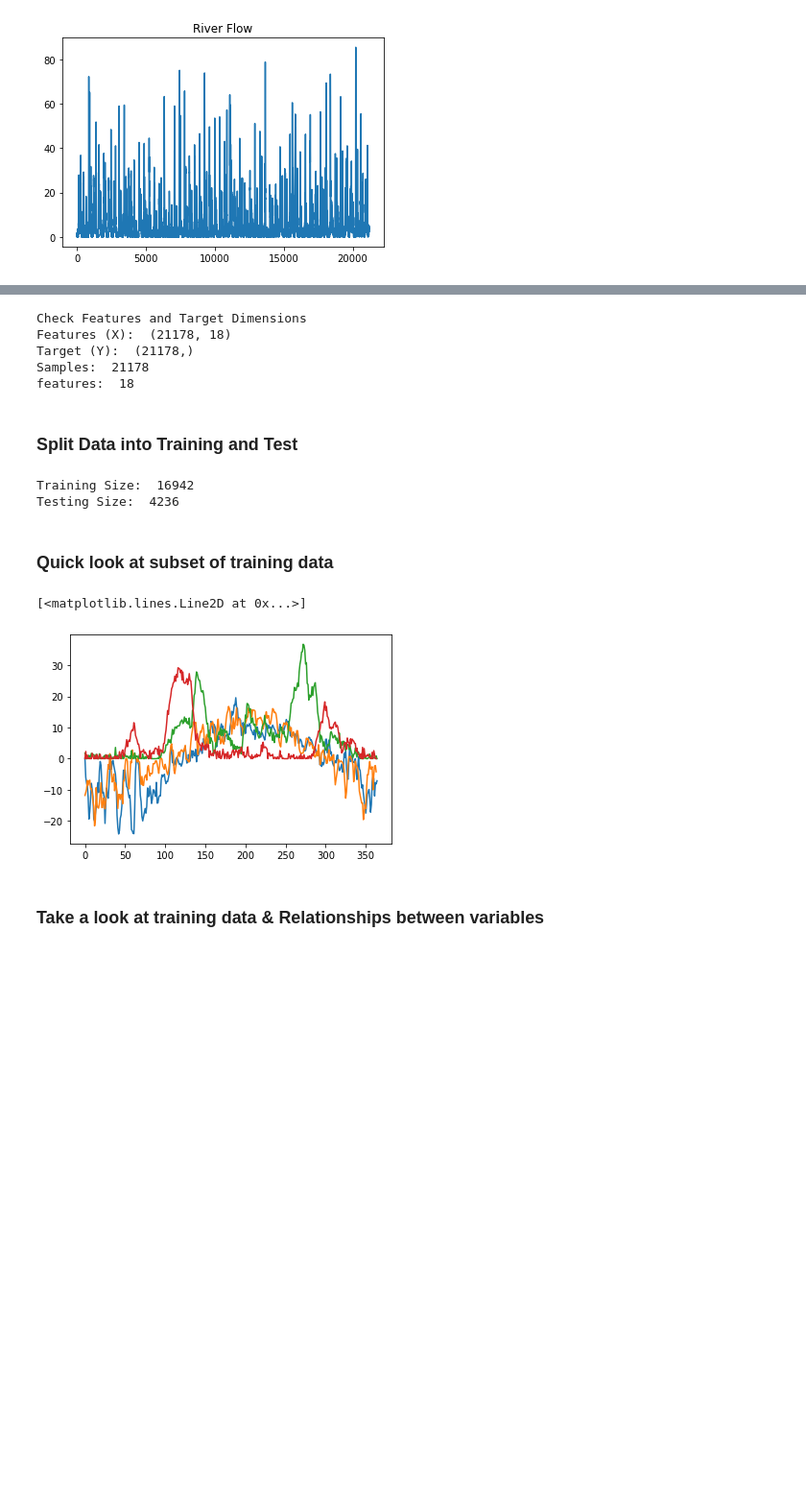
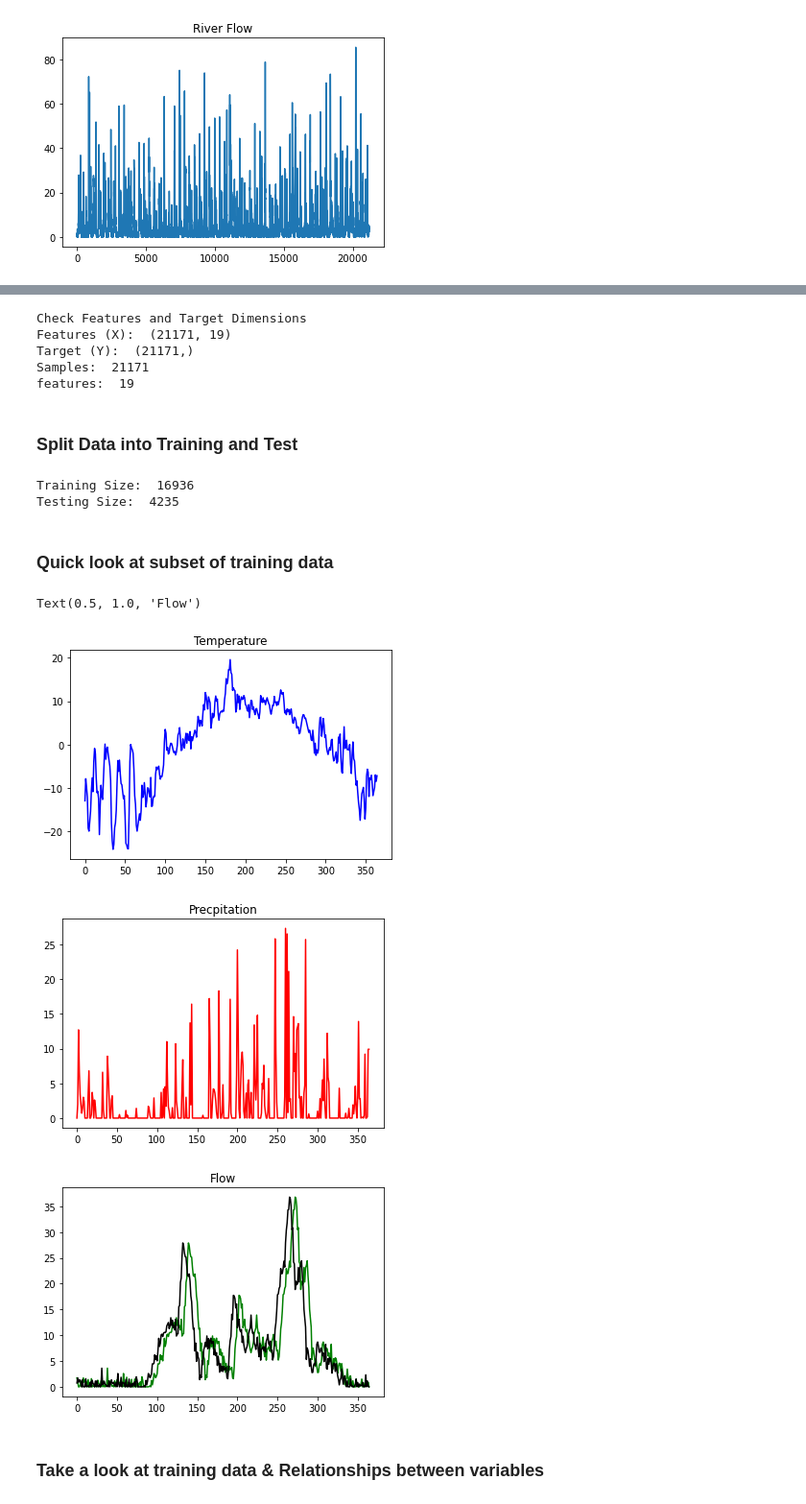
Before and after one commit to kpegion/riverflow, a Jupyter notebook: src/RiverFlow.ipynb, the cells around one changed output, grey strips where cells are left out. Shown: that part at 96% size. Drawn from its saved outputs; the diff is of its cells as text; code cells hidden in the pictures; blank space fills up the shorter version.

```diff
--- a/src/RiverFlow.ipynb
+++ b/src/RiverFlow.ipynb
@@ -220,10 +34,10 @@ Data variables:
 # %% [markdown]
 ### Extract Dates to Match for features and target
 # %%
-ds_trunc_precip=ds['precipitation'].sel(time_weather=slice('1957-12-28','2015-12-24'))
-ds_trunc_temp=ds['temperature'].sel(time_weather=slice('1957-12-28','2015-12-24'))
-ds_trunc_flow=ds['flow'].sel(time_flow=slice('1958-01-04','2015-12-31'))
+# Features
+ds_trunc_precip=ds['precipitation'].sel(time_weather=slice('1958-01-04','2015-12-24'))
+ds_trunc_temp=ds['temperature'].sel(time_weather=slice('1958-01-04','2015-12-24'))
+ds_trunc_flowf=ds['flow'].sel(time_flow=slice('1958-01-04','2015-12-24'))
 
-print(ds_trunc_precip)
-print(ds_trunc_temp)
-print(ds_trunc_flow)
+# Target
+ds_trunc_flow=ds['flow'].sel(time_flow=slice('1958-01-11','2015-12-31'))
@@ -277,6 +101,7 @@ Features (`X`): precipitation, temperature, flow
 Target (`Y`): flow one week later
 # %%
-X=np.concatenate((ds_trunc_precip,ds_trunc_temp),axis=1)
+ds_trunc_flowf=ds_trunc_flowf.where(ds_trunc_flowf['time_flow'].isin(ds_trunc_precip['time_weather']), drop=True)
+X=np.concatenate((ds_trunc_precip.values,ds_trunc_temp.values,np.expand_dims(ds_trunc_flowf.values,1)),axis=1)
 Y=ds_trunc_flow.where(ds_trunc_flow['time_flow'].isin(ds_trunc_precip['time_weather']+pd.Timedelta(days=7)), drop=True).values
 # %%
 print('Check Features and Target Dimensions')
@@ -290,10 +115,10 @@ print("Samples: ",nsamples)
 print("features: ", nfeatures)
 # %% [output]
 Check Features and Target Dimensions
-Features (X):  (21178, 18)
-Target (Y):  (21178,)
-Samples:  21178
-features:  18
+Features (X):  (21171, 19)
+Target (Y):  (21171,)
+Samples:  21171
+features:  19
 # %% [markdown]
 ### Split Data into Training and Test
 # %%
@@ -305,18 +130,28 @@ ntest=X_test.shape[0]
 print('Training Size: ',ntrain)
 print('Testing Size: ',ntest)
 # %% [output]
-Training Size:  16942
-Testing Size:  4236
+Training Size:  16936
+Testing Size:  4235
 # %% [markdown]
 ### Quick look at subset of training data
 # %%
-plt.plot(X_train[0:365,10])
-plt.plot(X_train[366:730,10])
-plt.plot(Y_train[0:365])
-plt.plot(Y_train[366:730])
+fig = plt.figure()
+plt.plot(X_train[0:365,10],'b')
+plt.title('Temperature')
+
+fig = plt.figure()
+plt.plot(X_train[0:365,0],'r')
+plt.title('Precpitation')
+
+fig = plt.figure()
+plt.plot(X_train[0:365,18],'g')
+plt.plot(Y_train[0:365],'k')
+plt.title('Flow')
 # %% [output]
-[<matplotlib.lines.Line2D at 0x...>]
+Text(0.5, 1.0, 'Flow')
-[figure, old version]
+[figure, new version]
+[figure, added]
+[figure, added]
 # %% [markdown]
 ### Take a look at training data & Relationships between variables
 # %% [markdown]
```
Also changed, not shown: parts of 61 cells of this notebook, 2 other files.
